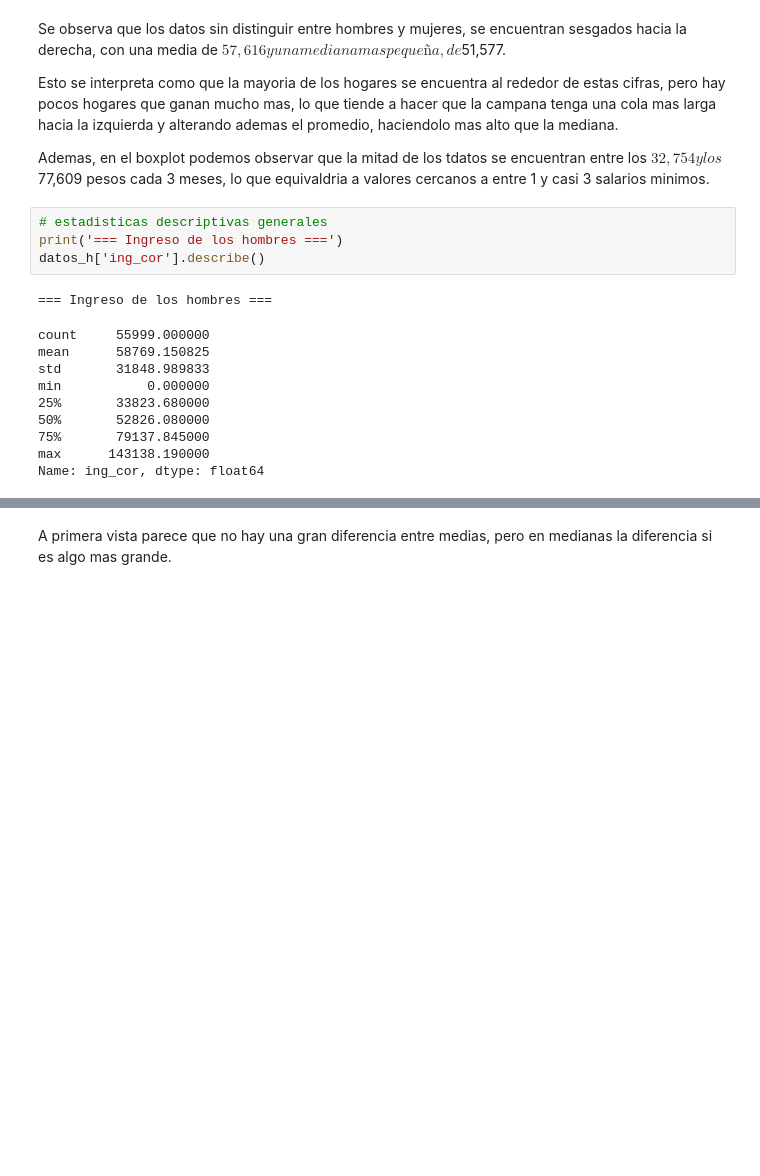
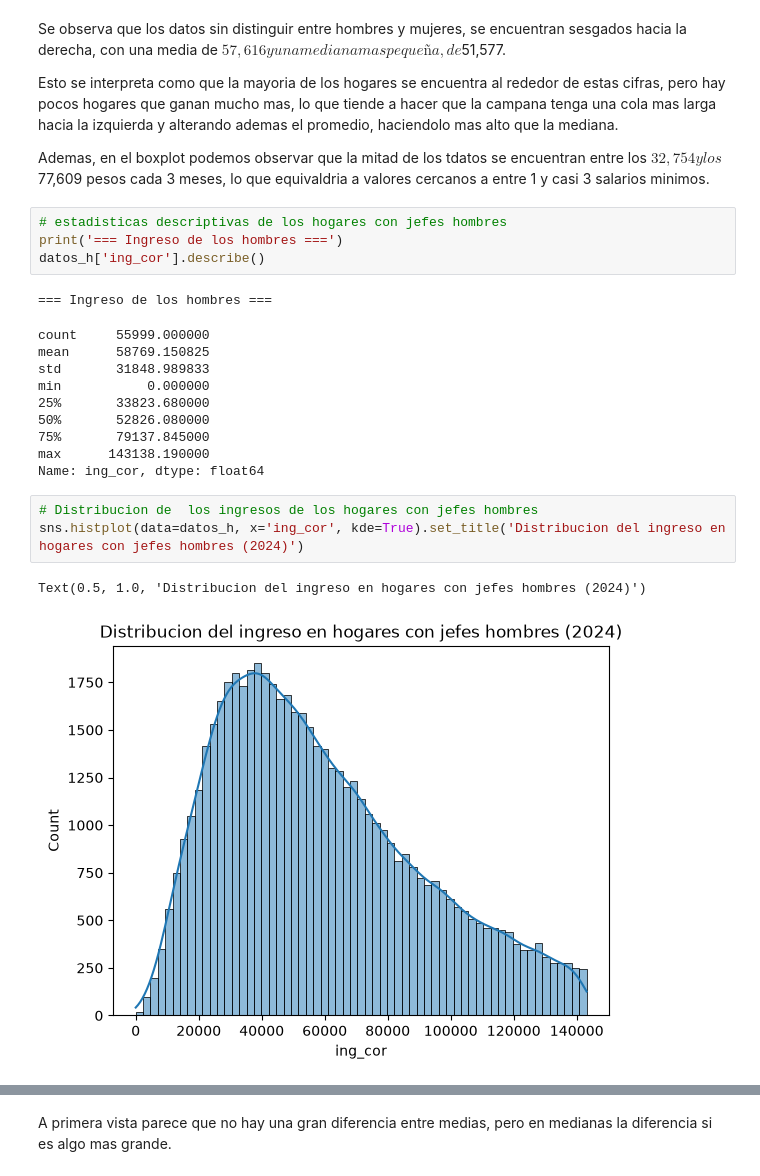
Before and after one commit to OswaldoRamAlv/ENIGH-2024---regresi-n-ingresos, a Jupyter notebook: code/Medias_Sexo/Medias.ipynb, the cells around one changed output, grey strips where cells are left out. Drawn from its saved outputs; the diff is of its cells as text; blank space fills up the shorter version.

Commit message:
Creacion de graficas para ingresos de hombres y mujeres en documento Medias.ipynb

```diff
--- a/code/Medias_Sexo/Medias.ipynb
+++ b/code/Medias_Sexo/Medias.ipynb
@@ -124,7 +125,7 @@ Esto se interpreta como que la mayoria de los hogares se encuentra al rededor de
 
 Ademas, en el boxplot podemos observar que la mitad de los tdatos se encuentran entre los $32,754 y los $77,609 pesos cada 3 meses, lo que equivaldria a valores cercanos a entre 1 y casi 3 salarios minimos.
 # %%
-# estadisticas descriptivas generales
+# estadisticas descriptivas de los hogares con jefes hombres
 print('=== Ingreso de los hombres ===')
 datos_h['ing_cor'].describe()
 # %% [output]
@@ -138,3 +139,9 @@ min           0.000000
 75%       79137.845000
 max      143138.190000
 Name: ing_cor, dtype: float64
+# %%
+# Distribucion de  los ingresos de los hogares con jefes hombres
+sns.histplot(data=datos_h, x='ing_cor', kde=True).set_title('Distribucion del ingreso en hogares con jefes hombres (2024)')
+# %% [output]
+Text(0.5, 1.0, 'Distribucion del ingreso en hogares con jefes hombres (2024)')
+[figure, added]
```
Also changed, not shown: parts of 5 cells of this notebook.
